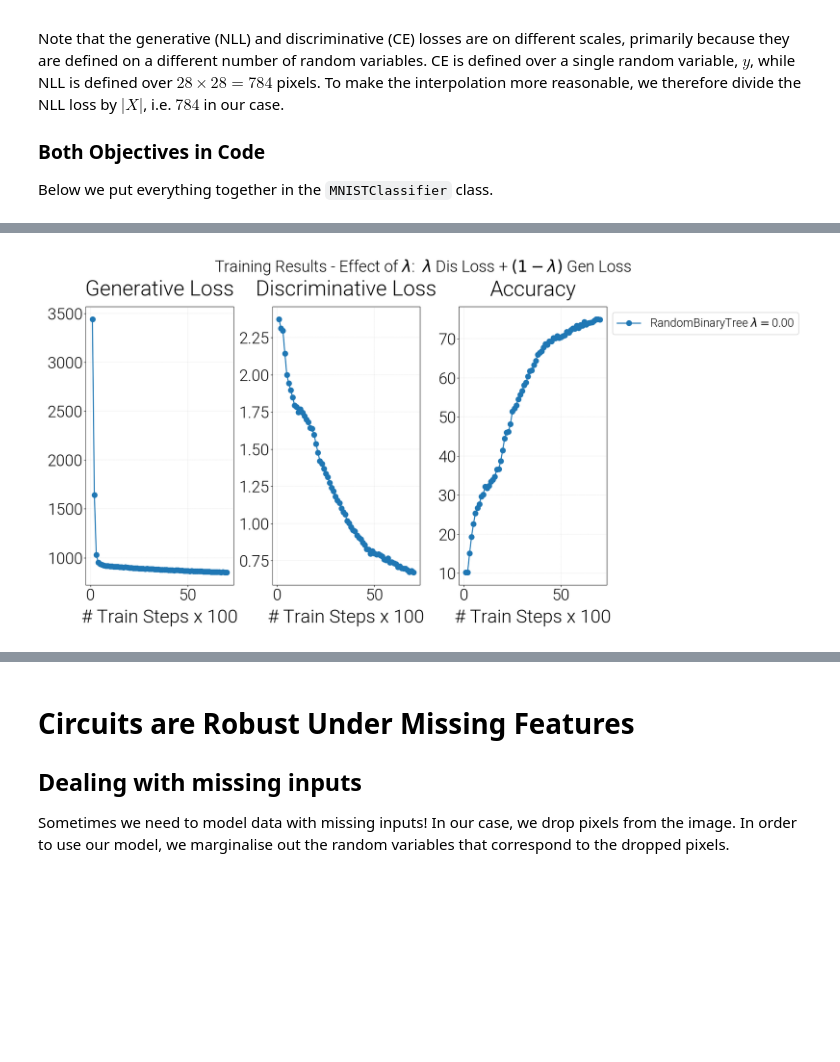
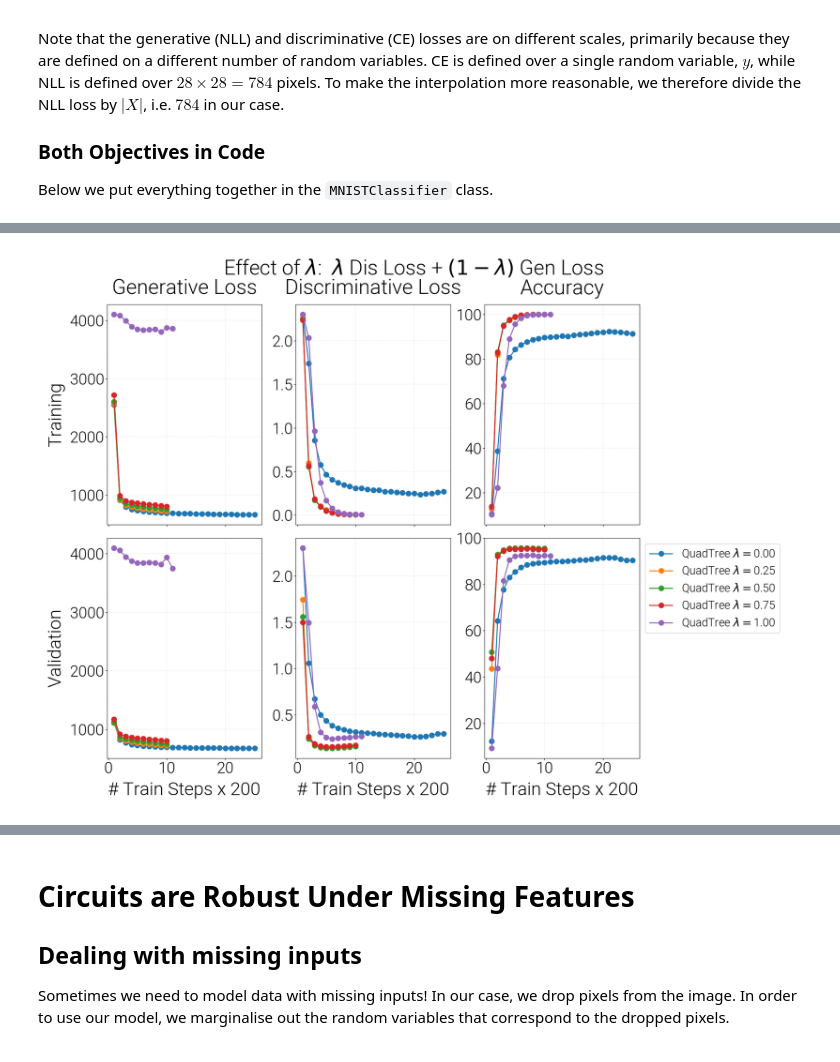
Before and after one commit to april-tools/cirkit, a Jupyter notebook: notebooks/generative-circuit.ipynb, the cells around one changed output, grey strips where cells are left out. Saved outputs shown, nothing was run; the diff lists cells and outputs as text; code cells hidden in the pictures; blank space fills up the shorter version.

```diff
--- a/notebooks/generative-circuit.ipynb
+++ b/notebooks/generative-circuit.ipynb
@@ -527,30 +562,43 @@ for lamda in [0.]:
 # %%
-def plot_train_stats(stats):
+def plot_stats(stats):
     # Plot figures of results
-    fig, axes = plt.subplots(figsize=(20, 10), ncols=3)
+    fig, axes = plt.subplots(figsize=(20, 15), ncols=3, nrows=2, sharex=True)
     for k, v in stats.items():
-        xx = np.arange(1, len(v['train_gen_loss'])+1)
+        v = v['train']
+        xx = np.arange(1, len(v['gen_loss'])+1)
         lbl = k.replace('lambda ', '$\\lambda$=')
-        axes[0].plot(xx, v['train_gen_loss'], '-o', label=lbl)
-        axes[1].plot(xx, v['train_dis_loss'], '-o', label=lbl)
-        axes[2].plot(xx,[a * 100 for a in v['train_accuracy']], '-o', label=lbl)
+        axes[0, 0].plot(xx, v['gen_loss'], '-o', label=lbl)
+        axes[0, 1].plot(xx, v['dis_loss'], '-o', label=lbl)
+        axes[0, 2].plot(xx,[a * 100 for a in v['accuracy']], '-o', label=lbl)
 
-    axes[0].set_title('Generative Loss')
-    axes[1].set_title('Discriminative Loss')
-    axes[2].set_title('Accuracy')
-    axes[0].set_xlabel('# Train Steps x %d' % print_every)
-    axes[1].set_xlabel('# Train Steps x %d' % print_every)
-    axes[2].set_xlabel('# Train Steps x %d' % print_every)
+    for k, v in stats.items():
+        v = v['valid']
+        xx = np.arange(1, len(v['valid_gen_loss'])+1)
+        lbl = k.replace('lambda ', '$\\lambda$=')
+        axes[1, 0].plot(xx, v['valid_gen_loss'], '-o', label=lbl)
+        axes[1, 1].plot(xx, v['valid_dis_loss'], '-o', label=lbl)
+        axes[1, 2].plot(xx,[a * 100 for a in v['valid_accuracy']], '-o', label=lbl)
 
-    plt.suptitle('Training Results - Effect of $\\lambda$:  $\\lambda$ Dis Loss + $(1-\\lambda)$ Gen Loss', fontsize=30)
+    axes[0, 0].set_title('Generative Loss')
+    axes[0, 1].set_title('Discriminative Loss')
+    axes[0, 2].set_title('Accuracy')
+    axes[1, 0].set_xlabel('# Train Steps x %d' % eval_every)
+    axes[1, 1].set_xlabel('# Train Steps x %d' % eval_every)
+    axes[1, 2].set_xlabel('# Train Steps x %d' % eval_every)
+
+    axes[0, 0].set_ylabel('Training')
+    axes[1, 0].set_ylabel('Validation')
+
+
+    plt.suptitle('Effect of $\\lambda$:  $\\lambda$ Dis Loss + $(1-\\lambda)$ Gen Loss', fontsize=40)
     plt.legend(bbox_to_anchor=(1., 1.), fontsize=22)
     plt.tight_layout()
     plt.show()
 
 
-plot_train_stats(stats)
+plot_stats(stats)
 # %% [output]
-[figure, old version]
+[figure, new version]
 # %%
 import pandas as pd
 
```
Also changed, not shown: parts of 12 cells of this notebook.
